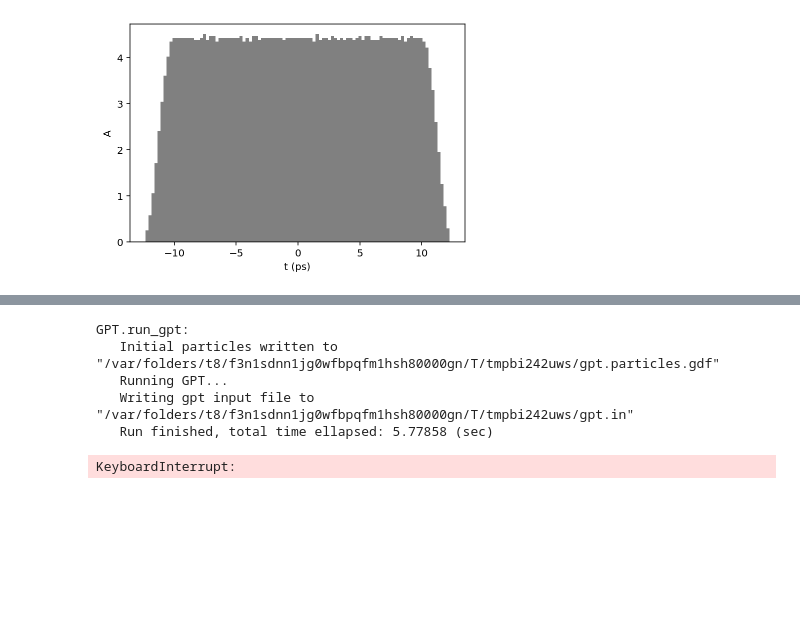
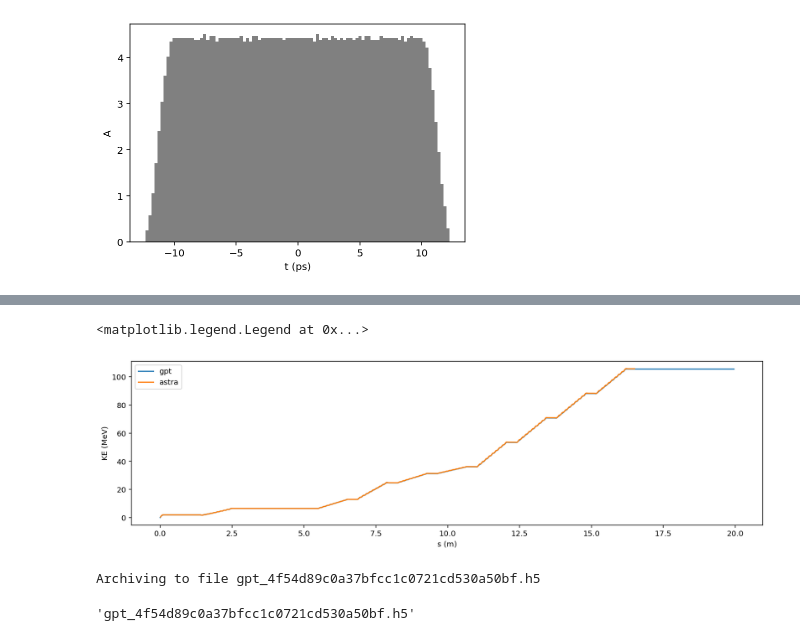
Before and after one commit to ColwynGulliford/lume-gpt, a Jupyter notebook: examples/srf_injector.ipynb, the cells around one changed output, grey strips where cells are left out. Saved outputs shown, nothing was run; the diff lists cells and outputs as text; code cells hidden in the pictures; blank space fills up the shorter version.

```diff
--- a/examples/srf_injector.ipynb
+++ b/examples/srf_injector.ipynb
@@ -100,9 +150,15 @@ G.set_variables(settings)
+# %%
+plt.figure(figsize=(15,4))
+plt.plot(G.tout_stat('mean_z'), G.tout_stat('mean_kinetic_energy')/1e6);
+plt.plot(A.stat('mean_z'), A.stat('mean_kinetic_energy')/1e6);
+plt.xlabel('s (m)');
+plt.ylabel('KE (MeV)');
+plt.legend(['gpt', 'astra'])
+# %% [output]
+<matplotlib.legend.Legend at 0x...>
+[figure, added]
 # %%
-G.run()
+G.archive()
 # %% [output]
-GPT.run_gpt:
-   Initial particles written to "/var/folders/t8/f3n1sdnn1jg0wfbpqfm1hsh80000gn/T/tmpbi242uws/gpt.particles.gdf"
-   Running GPT...
-   Writing gpt input file to "/var/folders/t8/f3n1sdnn1jg0wfbpqfm1hsh80000gn/T/tmpbi242uws/gpt.in"
-   Run finished, total time ellapsed: 5.77858 (sec)
+Archiving to file gpt_4f54d89c0a37bfcc1c0721cd530a50bf.h5
-KeyboardInterrupt:
+'gpt_4f54d89c0a37bfcc1c0721cd530a50bf.h5'
```
Also changed, not shown: parts of 11 cells of this notebook, 4 other files.
